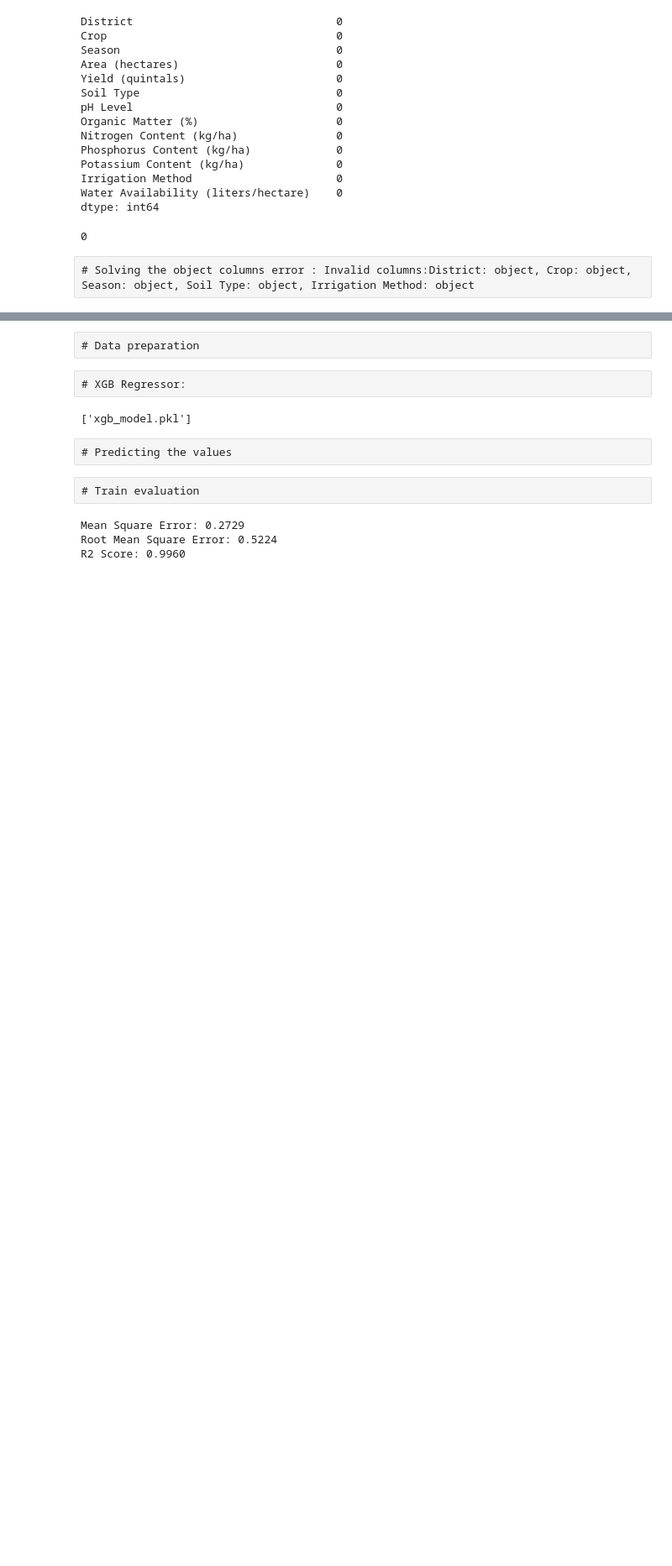
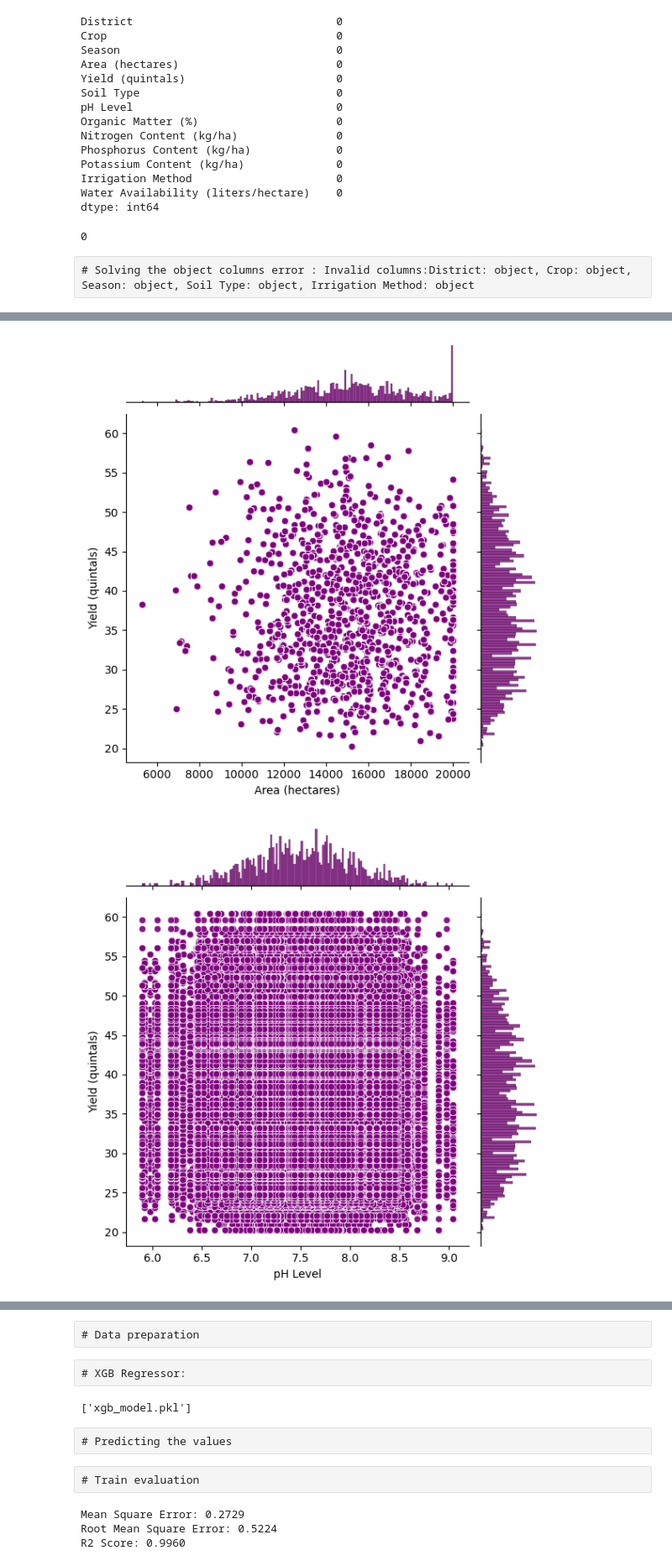
Before and after one commit to dragoscrisan7/Univeristy, a Jupyter notebook: UBB-CS/Year3/Sem2/Licenta/MLAlgorithms/Project-XGB/XGB_Project.ipynb, the cells around one changed output, grey strips where cells are left out. Shown at 84% size. Drawn from its saved outputs; the diff is of its cells as text; code cells hidden in the pictures; blank space fills up the shorter version.

```diff
--- a/UBB-CS/Year3/Sem2/Licenta/MLAlgorithms/Project-XGB/XGB_Project.ipynb
+++ b/UBB-CS/Year3/Sem2/Licenta/MLAlgorithms/Project-XGB/XGB_Project.ipynb
@@ -150,0 +186,9 @@ database[cat_cols] = database[cat_cols].astype("category")
+# %%
+for col in num_cols:
+    sns.jointplot(x=col, y='Yield (quintals)', data=database, kind='scatter', color='purple', alpha=0.7)
+    plt.xlabel(col)
+    plt.ylabel('Yield (quintals)')
+    plt.show()
+# %% [output]
+[figure, added]
+[figure, added]
```
Also changed, not shown: parts of 10 cells of this notebook, 27 other files.
